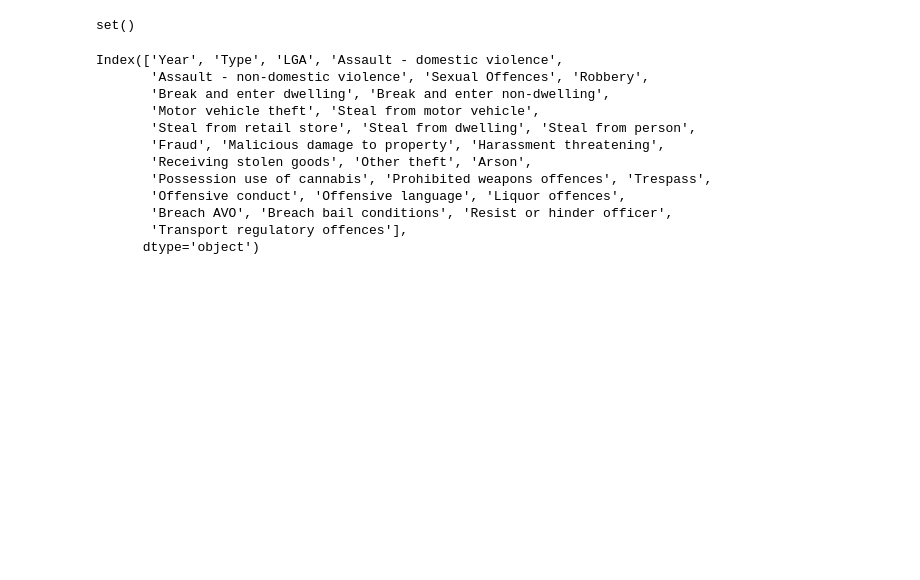
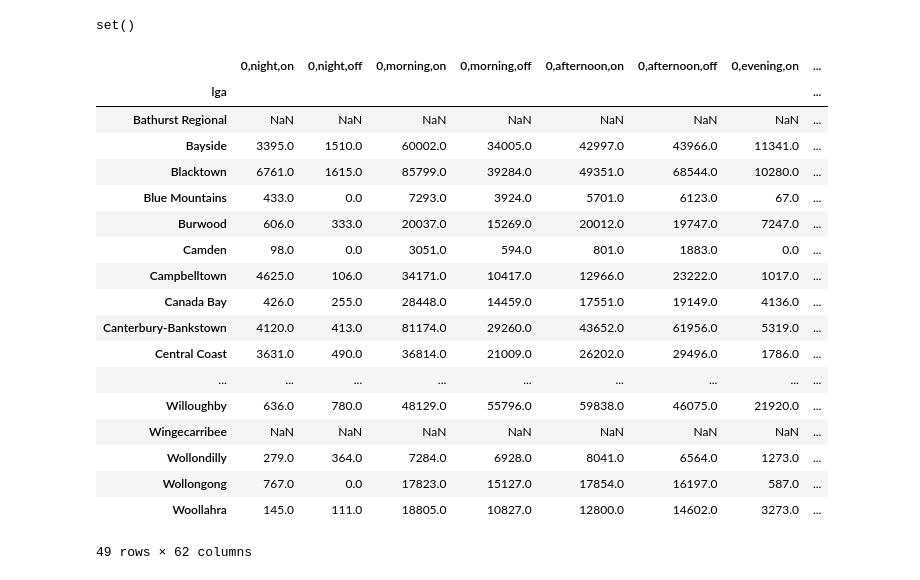
Before and after one commit to desultir/capstone, a Jupyter notebook: notebooks/tdm/regress opal.ipynb, the cells around one changed output. Cells and saved outputs as stored; diff of their text form; code cells hidden in the pictures; blank space fills up the shorter version.

```diff
--- a/notebooks/tdm/regress opal.ipynb
+++ b/notebooks/tdm/regress opal.ipynb
@@ -2,6 +2,6 @@
 import pandas as pd
 import numpy as np
 base = "../../data/"
-target = pd.read_csv(base+"processed/cleaned_target.csv")
-target.columns
+nswdf_target = pd.read_csv(base+"clean/filtered_target.csv", index_col=0)
+nswdf_target.columns
 # %% [output]
@@ -47,18 +43,3 @@ nswdf_target = nswdf_target[(nswdf_target["LGA"].isin(opal_lgas)) & (nswdf_targe
-# %%
-nswdf_target.columns
-# %% [output]
-Index(['Year', 'Type', 'LGA', 'Assault - domestic violence',
-       'Assault - non-domestic violence', 'Sexual Offences', 'Robbery',
-       'Break and enter dwelling', 'Break and enter non-dwelling',
-       'Motor vehicle theft', 'Steal from motor vehicle',
-       'Steal from retail store', 'Steal from dwelling', 'Steal from person',
-       'Fraud', 'Malicious damage to property', 'Harassment threatening',
-       'Receiving stolen goods', 'Other theft', 'Arson',
-       'Possession use of cannabis', 'Prohibited weapons offences', 'Trespass',
-       'Offensive conduct', 'Offensive language', 'Liquor offences',
-       'Breach AVO', 'Breach bail conditions', 'Resist or hinder officer',
-       'Transport regulatory offences'],
-      dtype='object')
 # %%
 outdfs = []
 for weekday in range(7):
@@ -72,6 +53,30 @@ featuredf = outdfs[0]
 for df in outdfs[1:]:
     featuredf = featuredf.join(df, how="outer")
 featuredf = featuredf.fillna(0)
+# %%
+master_df = featuredf.join(nswdf_target.set_index("LGA"))
+master_df = master_df.where((master_df == 0).astype(int).sum(axis=1) < 15).d
+master_df
+# %% [output]
+|  | 0,night,on | 0,night,off | 0,morning,on | 0,morning,off | 0,afternoon,on | 0,afternoon,off | 0,evening,on | ... |
+| lga |  |  |  |  |  |  |  | ... |
+| Bathurst Regional | NaN | NaN | NaN | NaN | NaN | NaN | NaN | ... |
+| Bayside | 3395.0 | 1510.0 | 60002.0 | 34005.0 | 42997.0 | 43966.0 | 11341.0 | ... |
+| Blacktown | 6761.0 | 1615.0 | 85799.0 | 39284.0 | 49351.0 | 68544.0 | 10280.0 | ... |
+| Blue Mountains | 433.0 | 0.0 | 7293.0 | 3924.0 | 5701.0 | 6123.0 | 67.0 | ... |
+| Burwood | 606.0 | 333.0 | 20037.0 | 15269.0 | 20012.0 | 19747.0 | 7247.0 | ... |
+| Camden | 98.0 | 0.0 | 3051.0 | 594.0 | 801.0 | 1883.0 | 0.0 | ... |
+| Campbelltown | 4625.0 | 106.0 | 34171.0 | 10417.0 | 12966.0 | 23222.0 | 1017.0 | ... |
+| Canada Bay | 426.0 | 255.0 | 28448.0 | 14459.0 | 17551.0 | 19149.0 | 4136.0 | ... |
+| Canterbury-Bankstown | 4120.0 | 413.0 | 81174.0 | 29260.0 | 43652.0 | 61956.0 | 5319.0 | ... |
+| Central Coast | 3631.0 | 490.0 | 36814.0 | 21009.0 | 26202.0 | 29496.0 | 1786.0 | ... |
+| ... | ... | ... | ... | ... | ... | ... | ... | ... |
+| Willoughby | 636.0 | 780.0 | 48129.0 | 55796.0 | 59838.0 | 46075.0 | 21920.0 | ... |
+| Wingecarribee | NaN | NaN | NaN | NaN | NaN | NaN | NaN | ... |
+| Wollondilly | 279.0 | 364.0 | 7284.0 | 6928.0 | 8041.0 | 6564.0 | 1273.0 | ... |
+| Wollongong | 767.0 | 0.0 | 17823.0 | 15127.0 | 17854.0 | 16197.0 | 587.0 | ... |
+| Woollahra | 145.0 | 111.0 | 18805.0 | 10827.0 | 12800.0 | 14602.0 | 3273.0 | ... |
+49 rows × 62 columns
 # %%
 from sklearn.model_selection import KFold
 from sklearn.metrics import mean_squared_error
```
Also changed, not shown: parts of 11 cells of this notebook, 4 other files.
